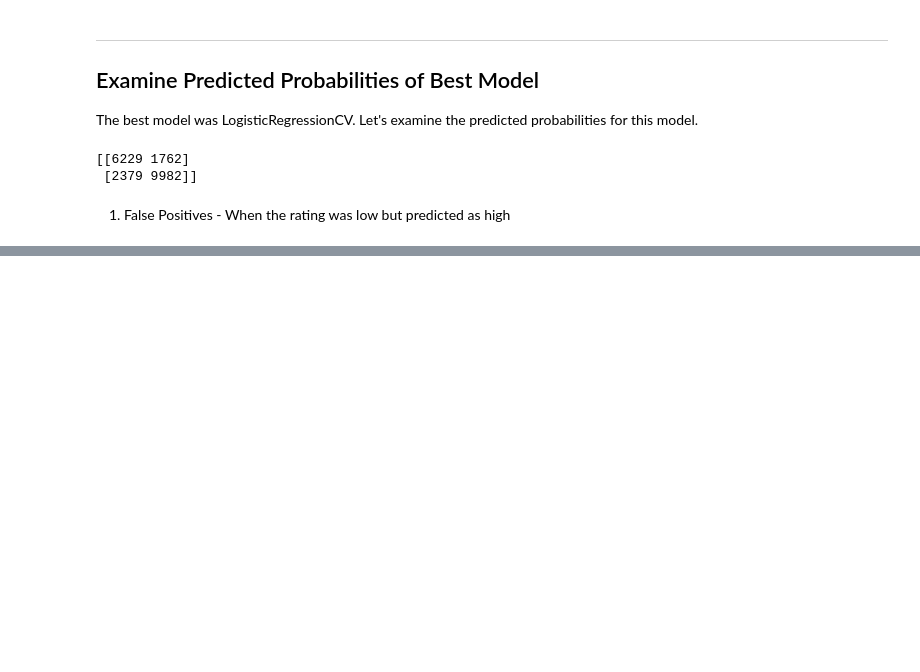
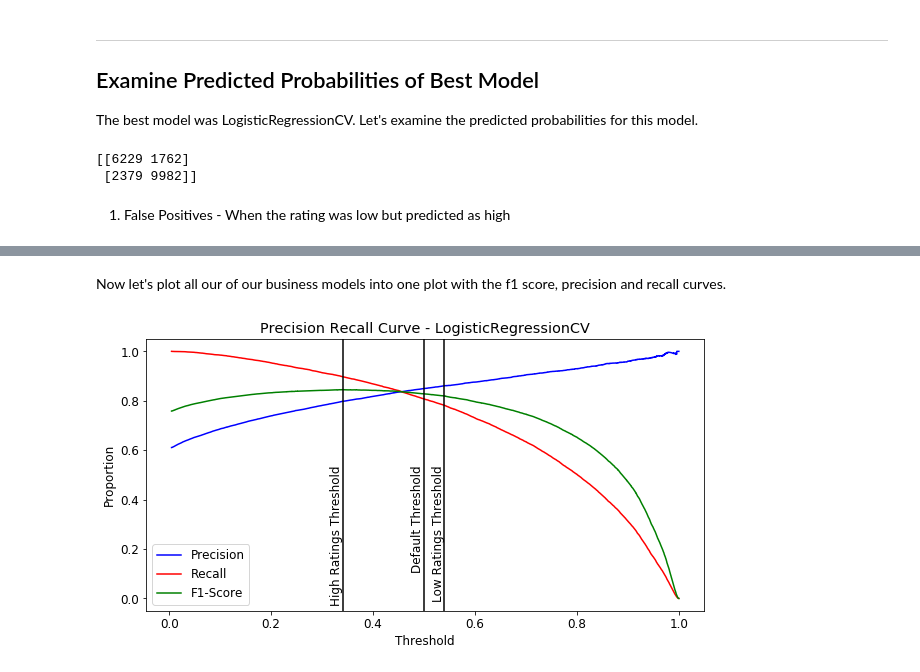
Before and after one commit to sdesaidata/Springboard, a Jupyter notebook: Capstone_Project_I/MachineLearning.ipynb, the cells around one changed output, grey strips where cells are left out. Saved outputs shown, nothing was run; the diff lists cells and outputs as text; code cells hidden in the pictures; blank space fills up the shorter version.

```diff
--- a/Capstone_Project_I/MachineLearning.ipynb
+++ b/Capstone_Project_I/MachineLearning.ipynb
@@ -1078,0 +1014,8 @@ Adjusted Threshold of 0.45 reduces total of false positives and false negatives
+# %%
+print('Highest Accuracy: ', accuracy_points[43])
+adjusted_y_pred = adjust_pred_prob(pred_prob_log_clf, new_threshold=.43)
+print(metrics.confusion_matrix(ytest_all_idf, adjusted_y_pred))
+
+print('\nHighest Balanced Accuracy: ', balanced_accuracy_points[50])
+adjusted_y_pred = adjust_pred_prob(pred_prob_log_clf, new_threshold=.5)
+print(metrics.confusion_matrix(ytest_all_idf, adjusted_y_pred))
@@ -1078,0 +1118,2 @@ Adjusted Threshold of 0.45 reduces total of false positives and false negatives
+# %% [markdown]
+Now let's plot all our of our business models into one plot with the f1 score, precision and recall curves.
@@ -1078,0 +1124,28 @@ Adjusted Threshold of 0.45 reduces total of false positives and false negatives
+# %%
+# Calculate F1 Score Curve
+f1_points = []
+
+for t in thresholds:
+        adjusted_y_pred = adjust_pred_prob(pred_prob_log_clf, new_threshold=t)
+        new_f1 = metrics.f1_score(ytest_all_idf, adjusted_y_pred)
+        f1_points.append(new_f1)
+# %%
+# Plot Balanced Accuracy, Accuracy, Precision, Recall and F1 Score on a graph together.
+
+plt.figure(figsize=(10,5))
+plt.plot(thresholds, precision, color='blue')
+plt.plot(thresholds, recall, color='red')
+plt.plot(thresholds, f1_points, color='green')
+plt.title('Precision Recall Curve - LogisticRegressionCV')
+plt.legend(('Precision', 'Recall', 'F1-Score'))
+plt.xlabel('Threshold')
+plt.ylabel('Proportion')
+plt.axvline(x=.54, color='black')
+plt.text(.515,.50,'Low Ratings Threshold',rotation=90)
+plt.axvline(x=.34, color='black')
+plt.text(.315,.50,'High Ratings Threshold',rotation=90)
+plt.axvline(x=.50, color='black')
+plt.text(.475,.50,'Default Threshold',rotation=90)
+plt.show()
+# %% [output]
+[figure, added]
```
Also changed, not shown: parts of 46 cells of this notebook.
